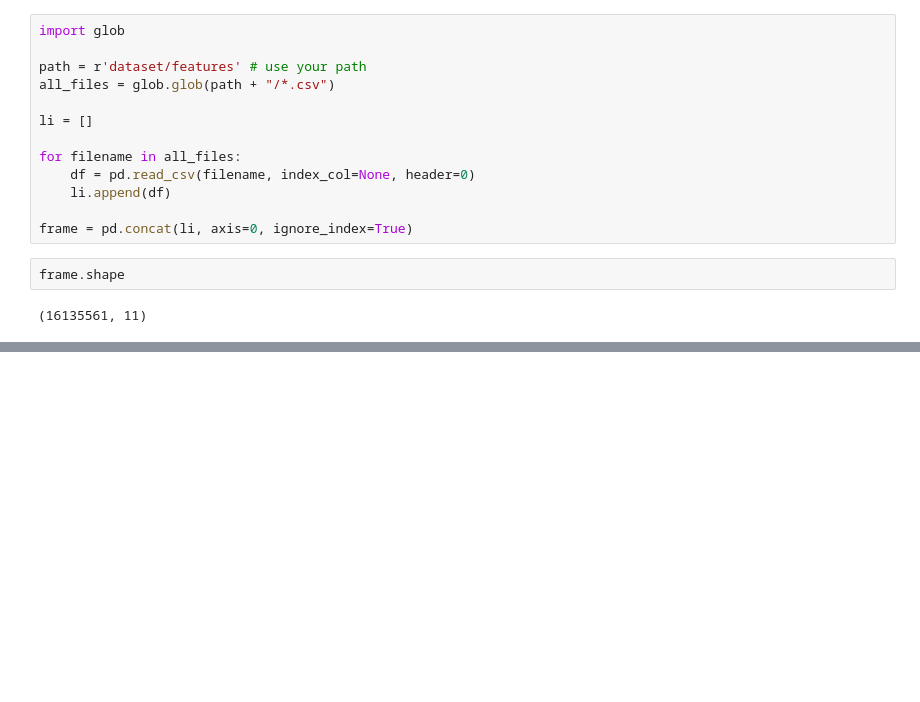
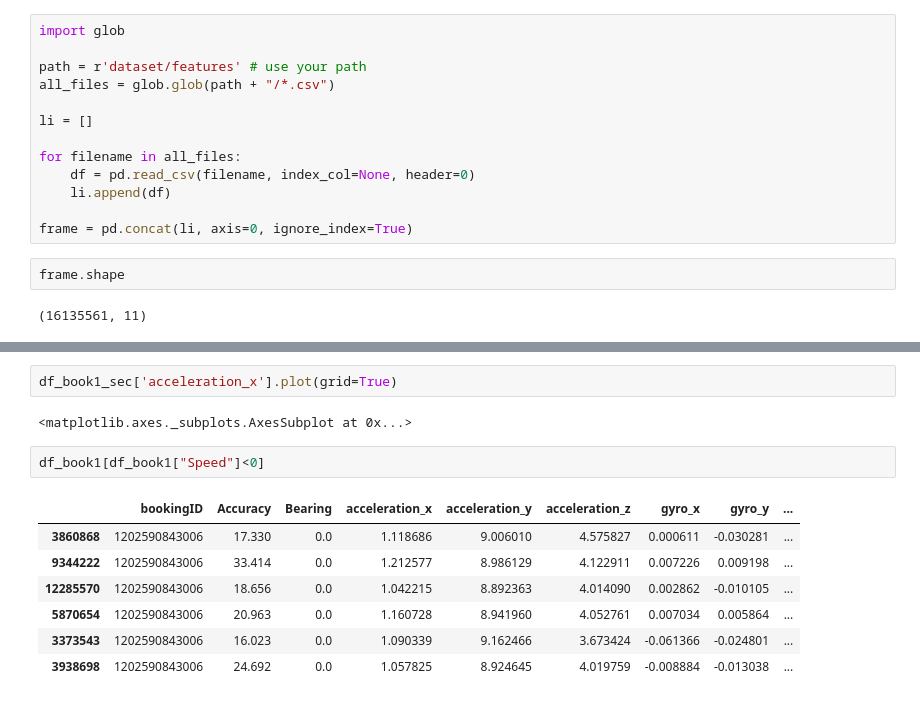
Before and after one commit to truongkhanhduy95/SafetyGrab, a Jupyter notebook: explore.ipynb, the cells around one changed output, grey strips where cells are left out. Saved outputs shown, nothing was run; the diff lists cells and outputs as text; blank space fills up the shorter version.

```diff
--- a/explore.ipynb
+++ b/explore.ipynb
@@ -160,0 +201,14 @@ frame["second"].max())
+# %%
+df_book1_sec['acceleration_x'].plot(grid=True)
+# %% [output]
+<matplotlib.axes._subplots.AxesSubplot at 0x...>
+# %%
+df_book1[df_book1["Speed"]<0]
+# %% [output]
+|  | bookingID | Accuracy | Bearing | acceleration_x | acceleration_y | acceleration_z | gyro_x | gyro_y | ... |
+| 3860868 | 1202590843006 | 17.330 | 0.0 | 1.118686 | 9.006010 | 4.575827 | 0.000611 | -0.030281 | ... |
+| 9344222 | 1202590843006 | 33.414 | 0.0 | 1.212577 | 8.986129 | 4.122911 | 0.007226 | 0.009198 | ... |
+| 12285570 | 1202590843006 | 18.656 | 0.0 | 1.042215 | 8.892363 | 4.014090 | 0.002862 | -0.010105 | ... |
+| 5870654 | 1202590843006 | 20.963 | 0.0 | 1.160728 | 8.941960 | 4.052761 | 0.007034 | 0.005864 | ... |
+| 3373543 | 1202590843006 | 16.023 | 0.0 | 1.090339 | 9.162466 | 3.673424 | -0.061366 | -0.024801 | ... |
+| 3938698 | 1202590843006 | 24.692 | 0.0 | 1.057825 | 8.924645 | 4.019759 | -0.008884 | -0.013038 | ... |
```
Also changed, not shown: parts of 7 cells of this notebook.
